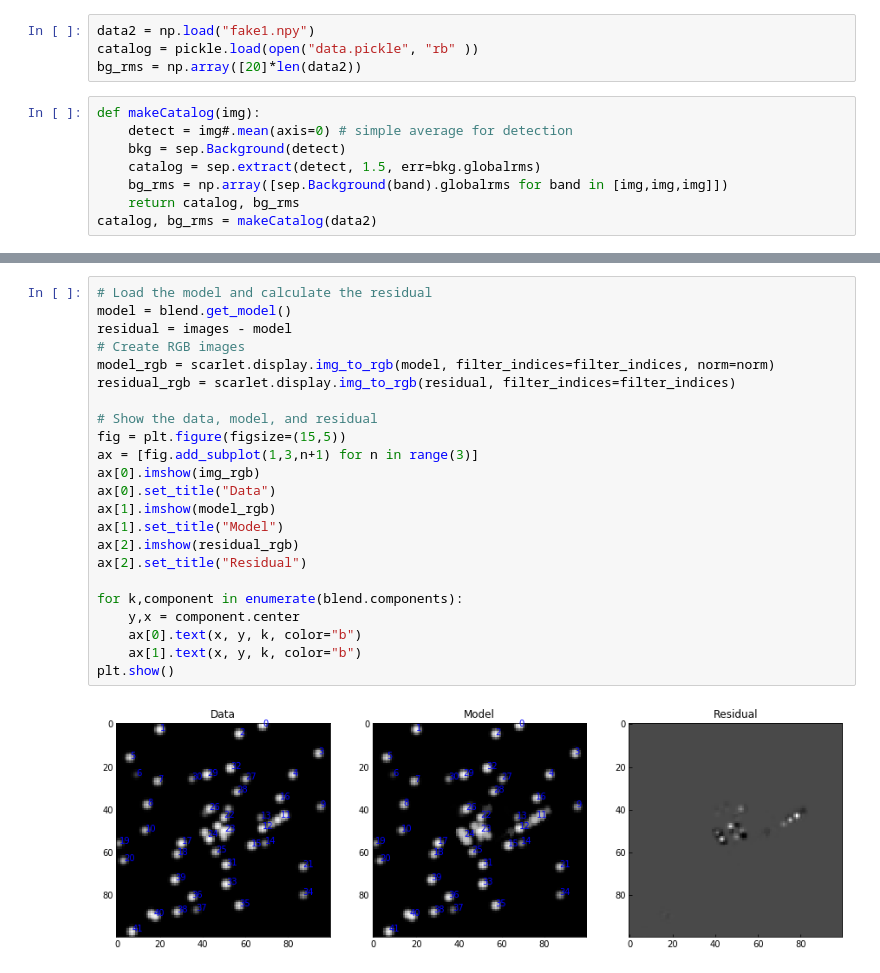
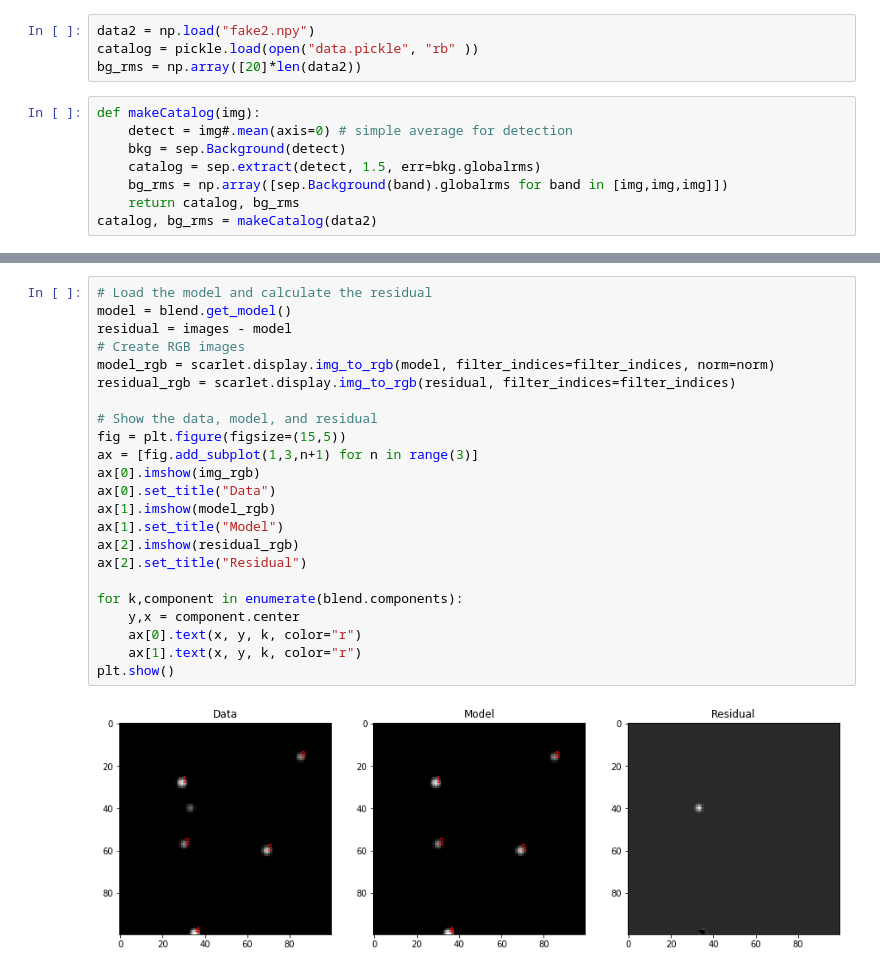
Before and after one commit to dhilligo/scarlet-deblend, a Jupyter notebook: Implementing Scarlet on Fake Images.ipynb, the cells around one changed output, grey strips where cells are left out. Saved outputs shown, nothing was run; the diff lists cells and outputs as text.

```diff
--- a/Implementing Scarlet on Fake Images.ipynb
+++ b/Implementing Scarlet on Fake Images.ipynb
@@ -35,5 +35,5 @@ plt.imshow(img1)
 # %%
-data2 = np.load("fake1.npy")
+data2 = np.load("fake2.npy")
 catalog = pickle.load(open("data.pickle", "rb" ))
 bg_rms = np.array([20]*len(data2))
 # %%
@@ -72,25 +71,25 @@ scarlet ran for 200 iterations
 # %%
 # Load the model and calculate the residual
 model = blend.get_model()
 residual = images - model
 # Create RGB images
 model_rgb = scarlet.display.img_to_rgb(model, filter_indices=filter_indices, norm=norm)
 residual_rgb = scarlet.display.img_to_rgb(residual, filter_indices=filter_indices)
 
 # Show the data, model, and residual
 fig = plt.figure(figsize=(15,5))
 ax = [fig.add_subplot(1,3,n+1) for n in range(3)]
 ax[0].imshow(img_rgb)
 ax[0].set_title("Data")
 ax[1].imshow(model_rgb)
 ax[1].set_title("Model")
 ax[2].imshow(residual_rgb)
 ax[2].set_title("Residual")
 
 for k,component in enumerate(blend.components):
     y,x = component.center
-    ax[0].text(x, y, k, color="b")
-    ax[1].text(x, y, k, color="b")
+    ax[0].text(x, y, k, color="r")
+    ax[1].text(x, y, k, color="r")
 plt.show()
 # %% [output]
-[figure, old version]
+[figure, new version]
```
Also changed, not shown: parts of 5 cells of this notebook, 1 other file.
